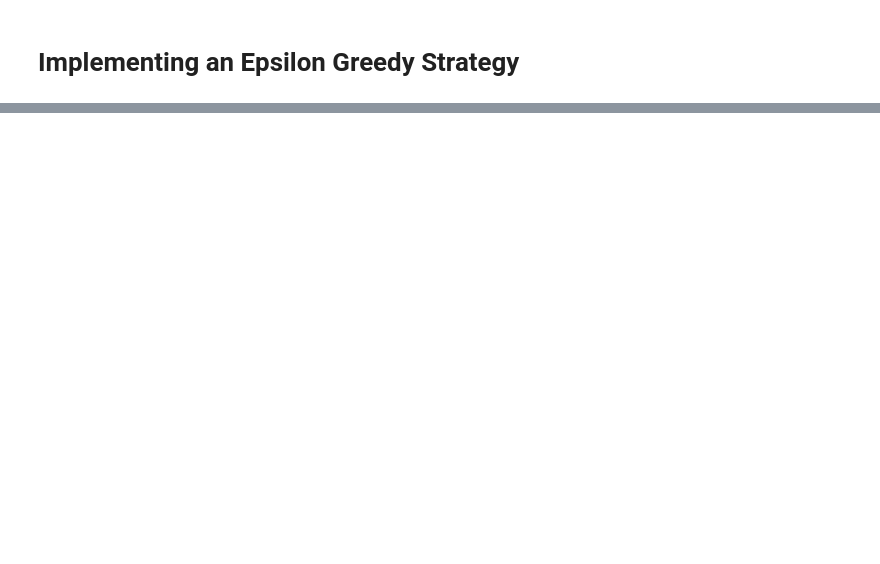
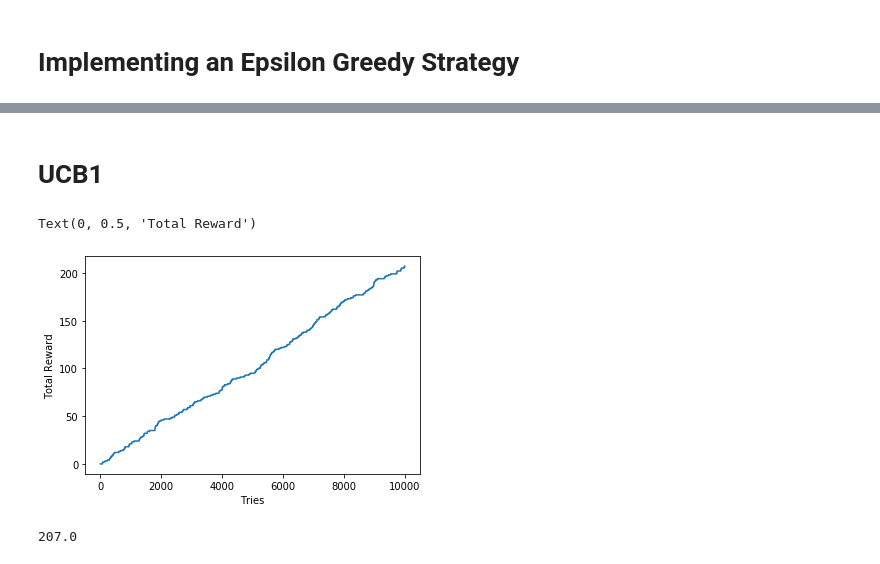
Before and after one commit to liamkesatoran/bandits, a Jupyter notebook: notebooks/dataset_exploration.ipynb, the cells around one changed output, grey strips where cells are left out. Saved outputs shown, nothing was run; the diff lists cells and outputs as text; code cells hidden in the pictures; blank space fills up the shorter version.

Commit message:
Add UCB1 agent

```diff
--- a/notebooks/dataset_exploration.ipynb
+++ b/notebooks/dataset_exploration.ipynb
@@ -229,0 +259,51 @@ pd.Series(agent.tries).plot.bar()
+# %% [markdown]
+# UCB1
+# %%
+class UCB1():
+    def __init__(self, n_arms):
+        self.n_arms = n_arms
+        self.tries = np.zeros(n_arms)
+        self.successes = np.zeros(n_arms)
+
+    def confidence_radius(self):
+        t = self.tries.sum()
+        return np.sqrt(2 * np.log(t) / self.tries)
+
+    def ucb(self):
+        success_rate = self.successes / self.tries
+        return success_rate + self.confidence_radius()
+
+    def add_observation(self, arm, reward):
+        self.tries[arm] += 1
+        self.successes[arm] += reward
+
+    def select_arm(self):
+        t = self.tries.sum()
+        # Start playing each arm once
+        if t < self.n_arms:
+            arm = t
+        else:
+            ucb = self.ucb()
+            arm = np.random.choice((ucb == ucb.max()).nonzero()[0])
+        arm = int(arm)
+        return arm
+# %%
+agent = UCB1(n_arms=n_arms)
+# %%
+total_reward = []
+T = 10000 # Total testing time
+for row in range(int(T)):
+    arm = agent.select_arm()
+    agent.add_observation(arm, environment.get_reward(arm))
+    total_reward.append(agent.successes.sum())
+# %%
+plt.plot(total_reward)
+plt.xlabel('Tries')
+plt.ylabel('Total Reward')
+# %% [output]
+Text(0, 0.5, 'Total Reward')
+[figure, added]
+# %%
+total_reward[-1]
+# %% [output]
+207.0
```
Also changed, not shown: parts of 25 cells of this notebook.
